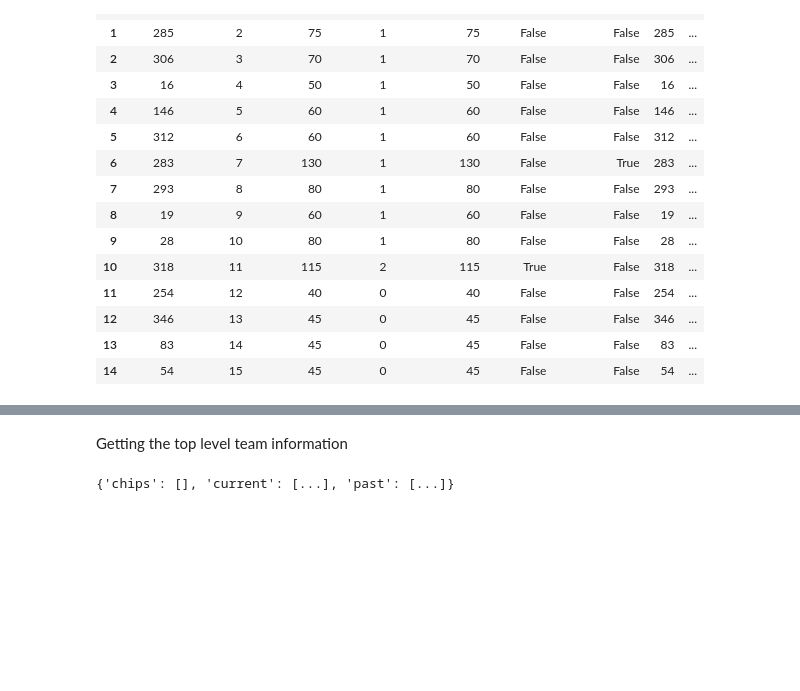
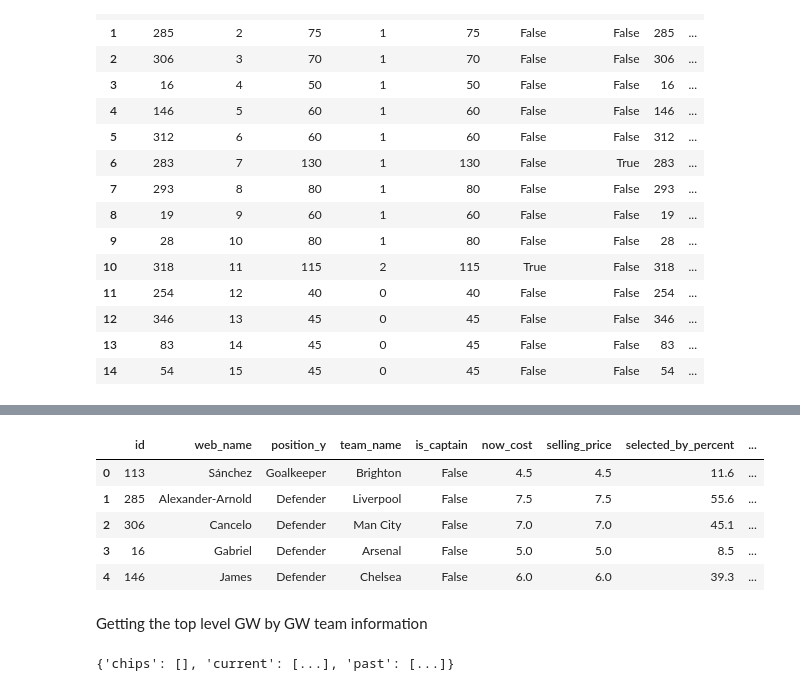
Before and after one commit to andrtraj/FPL_Data_Pull, a Jupyter notebook: fpl_api_connect.ipynb, the cells around one changed output, grey strips where cells are left out. Saved outputs shown, nothing was run; the diff lists cells and outputs as text; code cells hidden in the pictures; blank space fills up the shorter version.

```diff
--- a/fpl_api_connect.ipynb
+++ b/fpl_api_connect.ipynb
@@ -227,5 +239,15 @@ myteam_final.head()
+# %%
+myteam_final['selling_price'] = myteam_final['selling_price'] / 10
+myteam_final.head()
+# %% [output]
+|  | id | web_name | position_y | team_name | is_captain | now_cost | selling_price | selected_by_percent | ... |
+| 0 | 113 | Sánchez | Goalkeeper | Brighton | False | 4.5 | 4.5 | 11.6 | ... |
+| 1 | 285 | Alexander-Arnold | Defender | Liverpool | False | 7.5 | 7.5 | 55.6 | ... |
+| 2 | 306 | Cancelo | Defender | Man City | False | 7.0 | 7.0 | 45.1 | ... |
+| 3 | 16 | Gabriel | Defender | Arsenal | False | 5.0 | 5.0 | 8.5 | ... |
+| 4 | 146 | James | Defender | Chelsea | False | 6.0 | 6.0 | 39.3 | ... |
 # %% [markdown]
-Getting the top level team information
+Getting the top level GW by GW team information
 # %%
 # base url for all FPL API endpoints
 base_url = 'https://fantasy.premierleague.com/api/'
```
Also changed, not shown: parts of 8 cells of this notebook, 3 other files.
